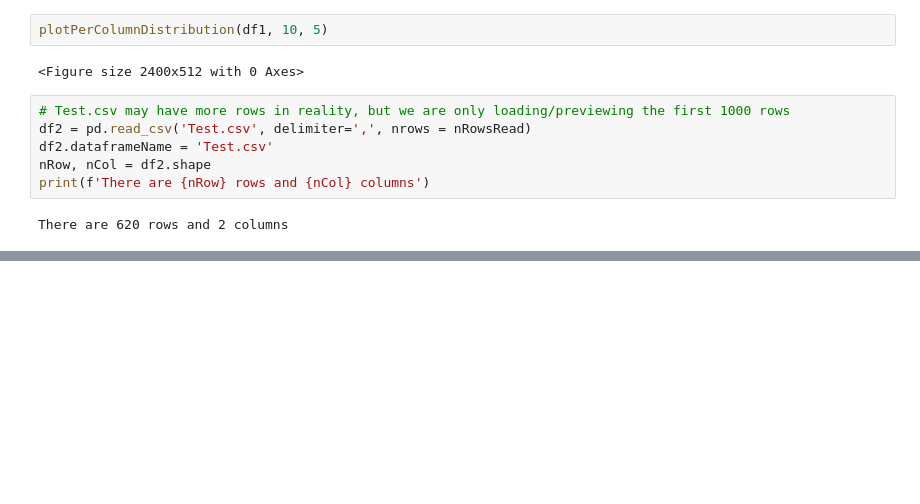
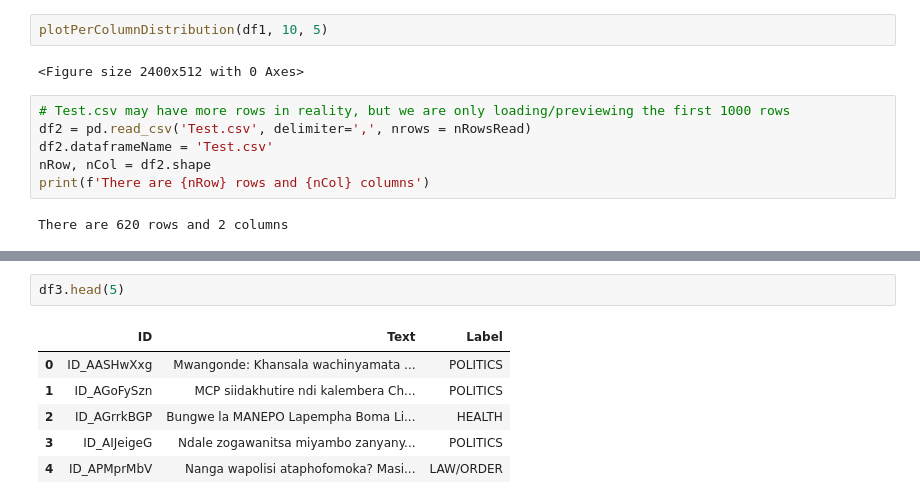
Before and after one commit to Dawit-1621/Malawi-News-Classification-Challenge, a Jupyter notebook: Malawi_News_Classification_Challenge.ipynb, the cells around one changed output, grey strips where cells are left out. Drawn from its saved outputs; the diff is of its cells as text; blank space fills up the shorter version.

```diff
--- a/Malawi_News_Classification_Challenge.ipynb
+++ b/Malawi_News_Classification_Challenge.ipynb
@@ -98,0 +120,9 @@ There are 620 rows and 2 columns
+# %%
+df3.head(5)
+# %% [output]
+|  | ID | Text | Label |
+| 0 | ID_AASHwXxg | Mwangonde: Khansala wachinyamata ... | POLITICS |
+| 1 | ID_AGoFySzn | MCP siidakhutire ndi kalembera Ch... | POLITICS |
+| 2 | ID_AGrrkBGP | Bungwe la MANEPO Lapempha Boma Li... | HEALTH |
+| 3 | ID_AIJeigeG | Ndale zogawanitsa miyambo zanyany... | POLITICS |
+| 4 | ID_APMprMbV | Nanga wapolisi ataphofomoka? Masi... | LAW/ORDER |
```
Also changed, not shown: parts of 4 cells of this notebook.
